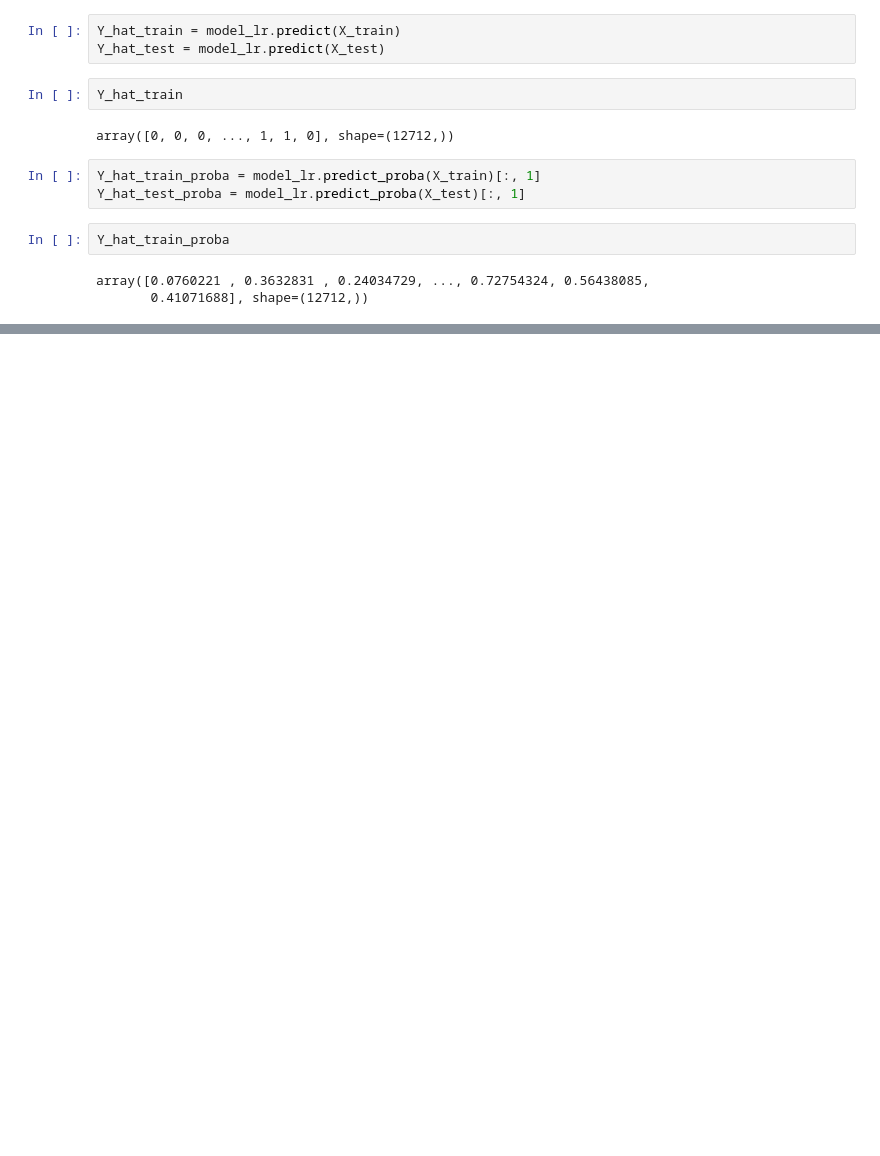
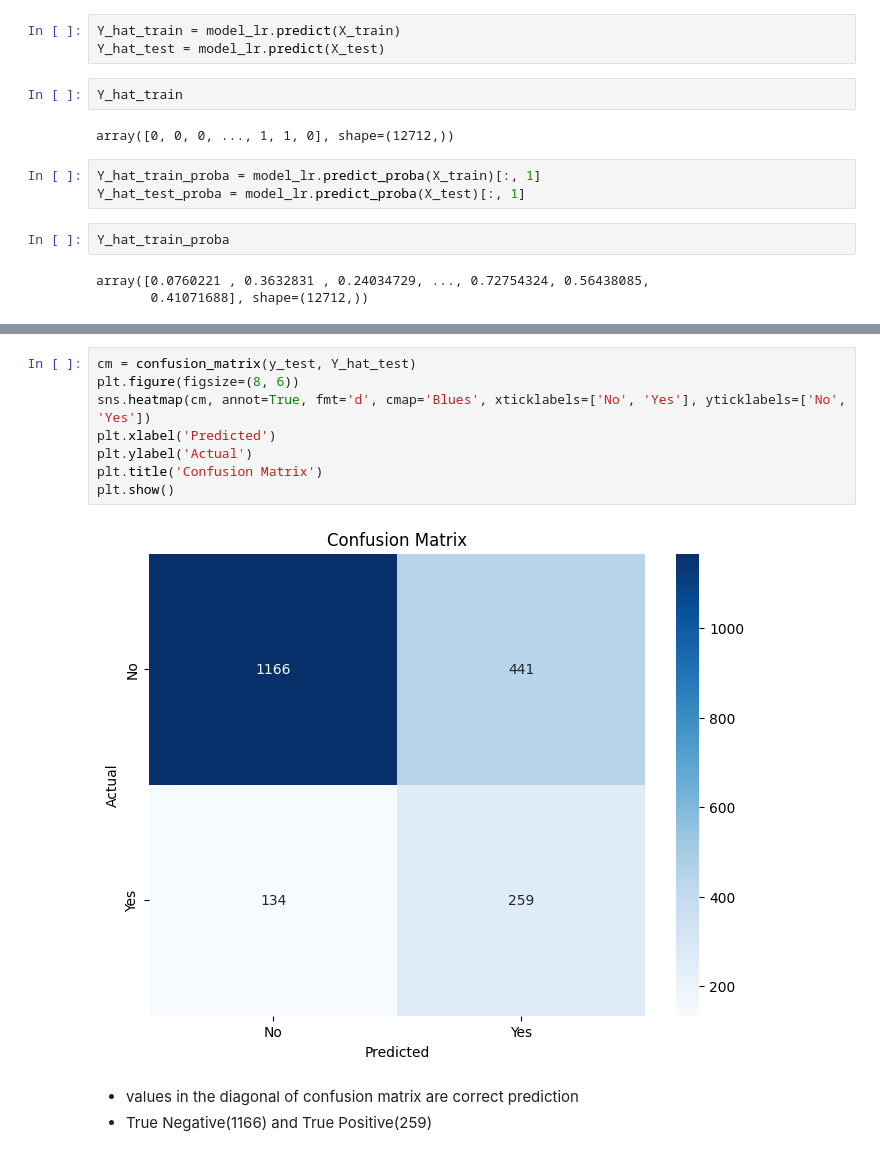
Before and after one commit to piyumiimasha/ML-Academy, a Jupyter notebook: Week 03/1_baseModalTraining.ipynb, the cells around one changed output, grey strips where cells are left out. Cells and saved outputs as stored; diff of their text form; blank space fills up the shorter version.

```diff
--- a/Week 03/1_baseModalTraining.ipynb
+++ b/Week 03/1_baseModalTraining.ipynb
@@ -62,0 +83,13 @@ array([0.0760221 , 0.3632831 , 0.24034729, ..., 0.72754324, 0.56438085,
+# %%
+cm = confusion_matrix(y_test, Y_hat_test)
+plt.figure(figsize=(8, 6))
+sns.heatmap(cm, annot=True, fmt='d', cmap='Blues', xticklabels=['No', 'Yes'], yticklabels=['No', 'Yes'])
+plt.xlabel('Predicted')
+plt.ylabel('Actual')
+plt.title('Confusion Matrix')
+plt.show()
+# %% [output]
+[figure, added]
+# %% [markdown]
+- values in the diagonal of confusion matrix are correct prediction
+- True Negative(1166) and True Positive(259)
```
Also changed, not shown: parts of 5 cells of this notebook.
